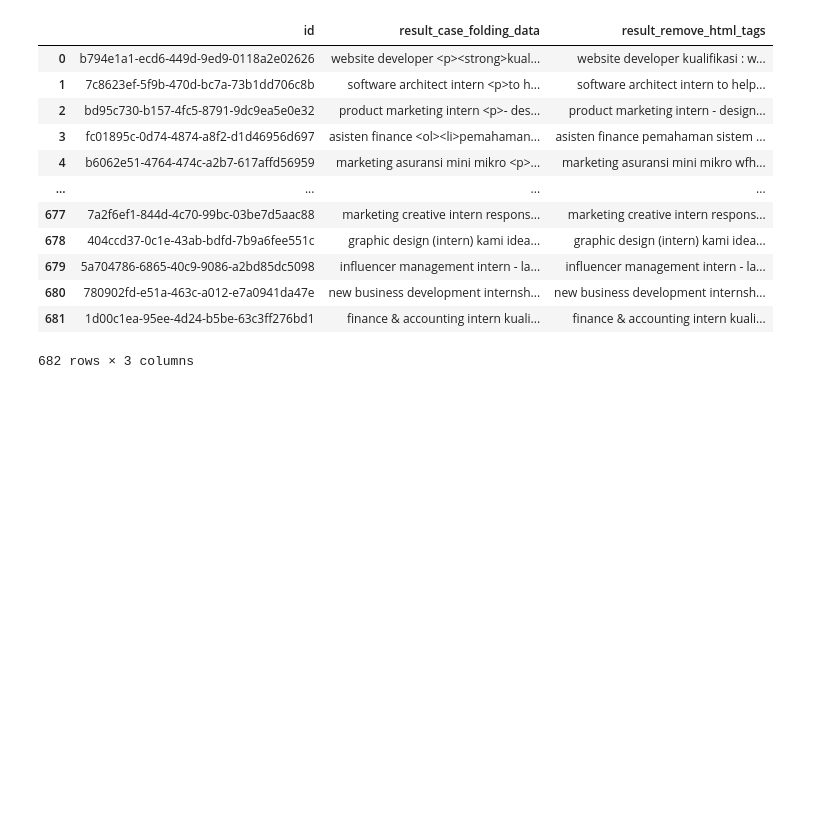
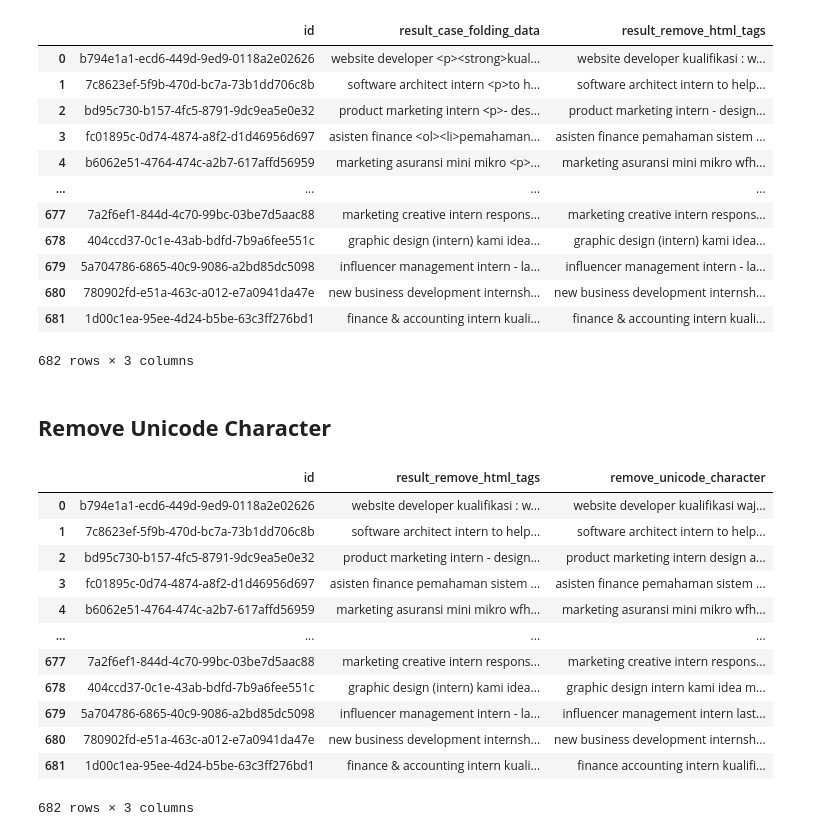
Before and after one commit to Aszaychik/optimasi-search-magang-merdeka, a Jupyter notebook: data_cleaning.ipynb, the cells around one changed output. Cells and saved outputs as stored; diff of their text form; code cells hidden in the pictures; blank space fills up the shorter version.

Commit message:
feat(cleaning): add remove unicode character

```diff
--- a/data_cleaning.ipynb
+++ b/data_cleaning.ipynb
@@ -96,10 +96,7 @@ def remove_html_tags(text):
     tree = etree.fromstring(text, parser)
     return etree.tostring(tree, encoding='unicode', method='text')
 
-def remove_newlines(text):
-    return text.replace('\n', ' ').replace('\r', '').replace('\t', '').strip()
-
-data['result_remove_html_tags'] = data['result_case_folding_data'].apply(remove_html_tags).apply(remove_newlines)
+data['result_remove_html_tags'] = data['result_case_folding_data'].apply(remove_html_tags)
 data[['id', 'result_case_folding_data' ,'result_remove_html_tags']]
 # %% [output]
 |  | id | result_case_folding_data | result_remove_html_tags |
@@ -115,3 +112,5 @@ data[['id', 'result_case_folding_data' ,'result_remove_html_tags']]
 | 680 | 780902fd-e51a-463c-a012-e7a0941da47e | new business development internsh... | new business development internsh... |
 | 681 | 1d00c1ea-95ee-4d24-b5be-63c3ff276bd1 | finance & accounting intern kuali... | finance & accounting intern kuali... |
 682 rows × 3 columns
+# %% [markdown]
+## **Remove Unicode Character**
@@ -117,0 +119,17 @@ data[['id', 'result_case_folding_data' ,'result_remove_html_tags']]
+# %%
+data['remove_unicode_character'] = data['result_remove_html_tags'].apply(lambda x: re.sub(r"(@\[A-Za-z0-9]+)|([^0-9A-Za-z \t])|(\w+:\/\/\S+)|^rt|http.+?", "", x))
+data[['id', 'result_remove_html_tags', 'remove_unicode_character']]
+# %% [output]
+|  | id | result_remove_html_tags | remove_unicode_character |
+| 0 | b794e1a1-ecd6-449d-9ed9-0118a2e02626 | website developer kualifikasi : w... | website developer kualifikasi waj... |
+| 1 | 7c8623ef-5f9b-470d-bc7a-73b1dd706c8b | software architect intern to help... | software architect intern to help... |
+| 2 | bd95c730-b157-4fc5-8791-9dc9ea5e0e32 | product marketing intern - design... | product marketing intern design a... |
+| 3 | fc01895c-0d74-4874-a8f2-d1d46956d697 | asisten finance pemahaman sistem ... | asisten finance pemahaman sistem ... |
+| 4 | b6062e51-4764-474c-a2b7-617affd56959 | marketing asuransi mini mikro wfh... | marketing asuransi mini mikro wfh... |
+| ... | ... | ... | ... |
+| 677 | 7a2f6ef1-844d-4c70-99bc-03be7d5aac88 | marketing creative intern respons... | marketing creative intern respons... |
+| 678 | 404ccd37-0c1e-43ab-bdfd-7b9a6fee551c | graphic design (intern) kami idea... | graphic design intern kami idea m... |
+| 679 | 5a704786-6865-40c9-9086-a2bd85dc5098 | influencer management intern - la... | influencer management intern last... |
+| 680 | 780902fd-e51a-463c-a012-e7a0941da47e | new business development internsh... | new business development internsh... |
+| 681 | 1d00c1ea-95ee-4d24-b5be-63c3ff276bd1 | finance & accounting intern kuali... | finance accounting intern kualifi... |
+682 rows × 3 columns
```
Also changed, not shown: parts of 1 cell of this notebook.
